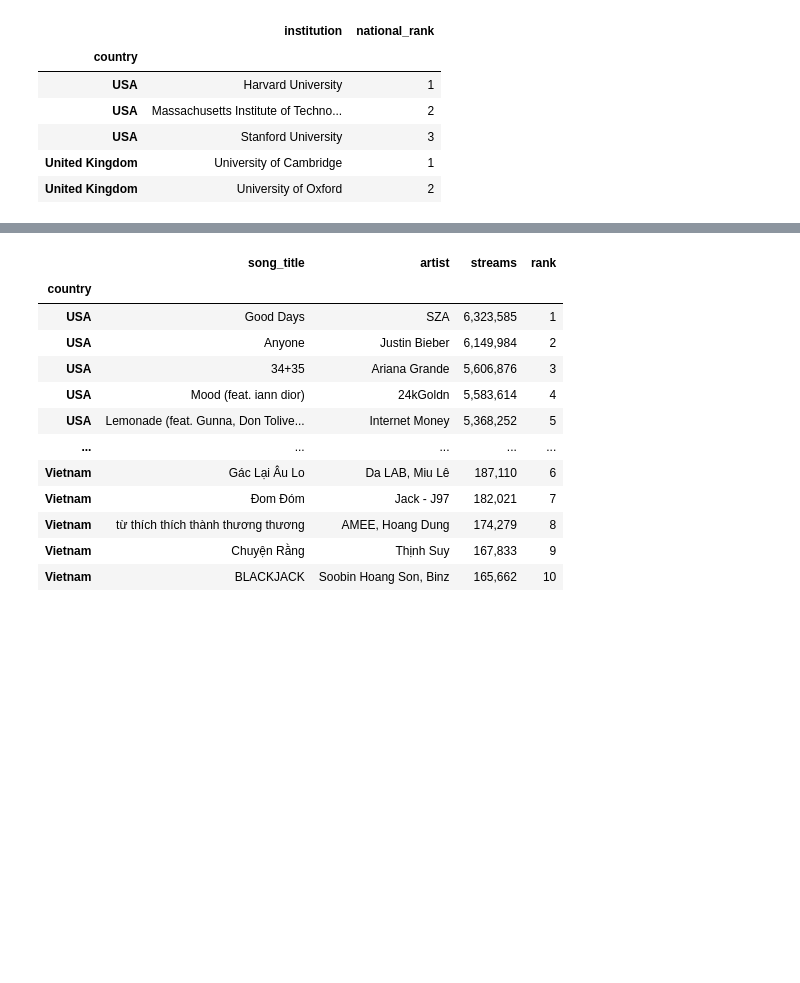
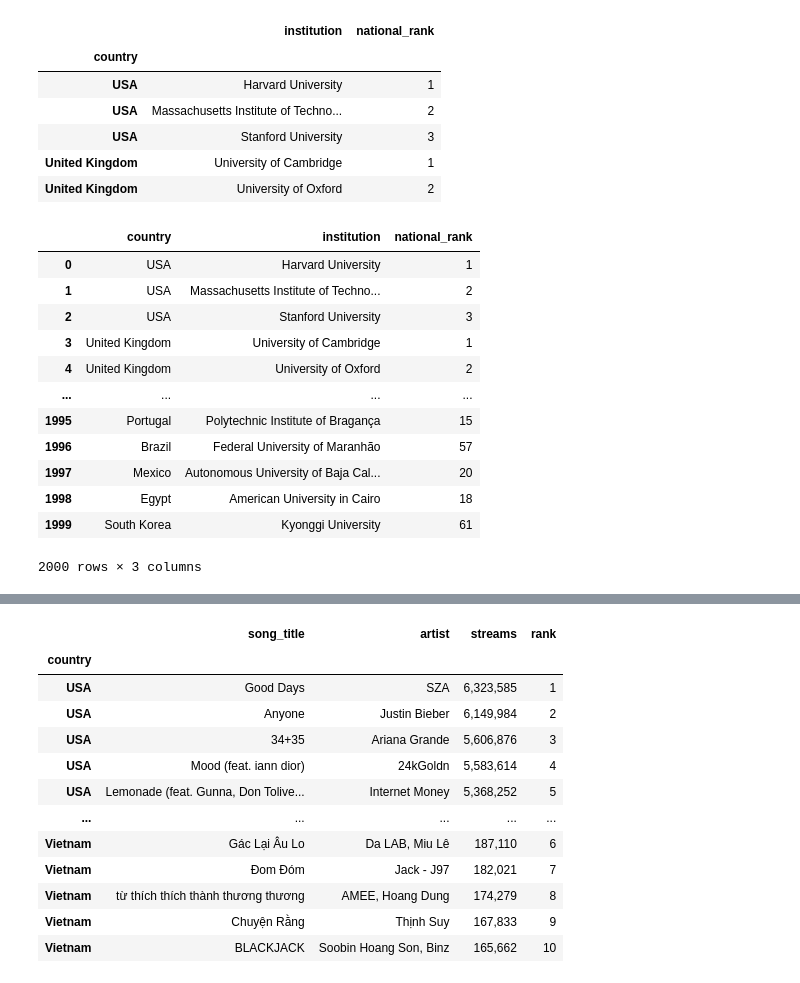
Before and after one commit to ktruong14/project-2, a Jupyter notebook: ETL_data.ipynb, the cells around one changed output, grey strips where cells are left out. Cells and saved outputs as stored; diff of their text form; code cells hidden in the pictures; blank space fills up the shorter version.

```diff
--- a/ETL_data.ipynb
+++ b/ETL_data.ipynb
@@ -264,3 +264,20 @@ uni_df.head(5)
 | USA | Stanford University | 3 |
 | United Kingdom | University of Cambridge | 1 |
 | United Kingdom | University of Oxford | 2 |
+# %%
+uni_df = uni_df.reset_index()
+uni_df
+# %% [output]
+|  | country | institution | national_rank |
+| 0 | USA | Harvard University | 1 |
+| 1 | USA | Massachusetts Institute of Techno... | 2 |
+| 2 | USA | Stanford University | 3 |
+| 3 | United Kingdom | University of Cambridge | 1 |
+| 4 | United Kingdom | University of Oxford | 2 |
+| ... | ... | ... | ... |
+| 1995 | Portugal | Polytechnic Institute of Bragança | 15 |
+| 1996 | Brazil | Federal University of Maranhão | 57 |
+| 1997 | Mexico | Autonomous University of Baja Cal... | 20 |
+| 1998 | Egypt | American University in Cairo | 18 |
+| 1999 | South Korea | Kyonggi University | 61 |
+2000 rows × 3 columns
```
Also changed, not shown: parts of 5 cells of this notebook.
